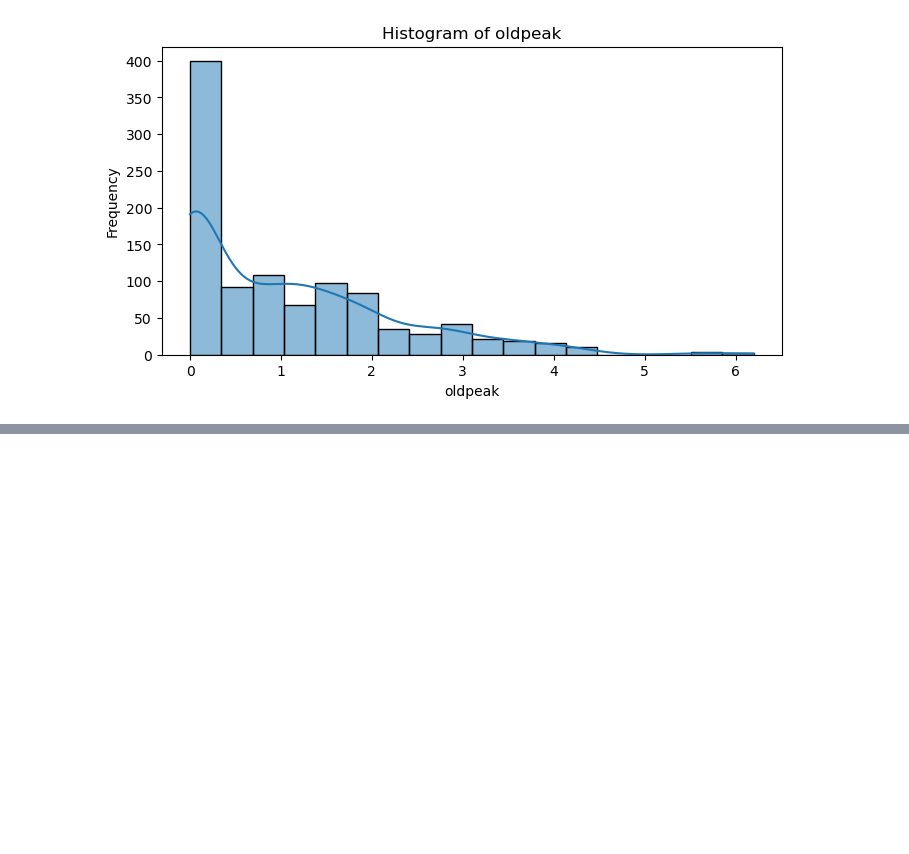
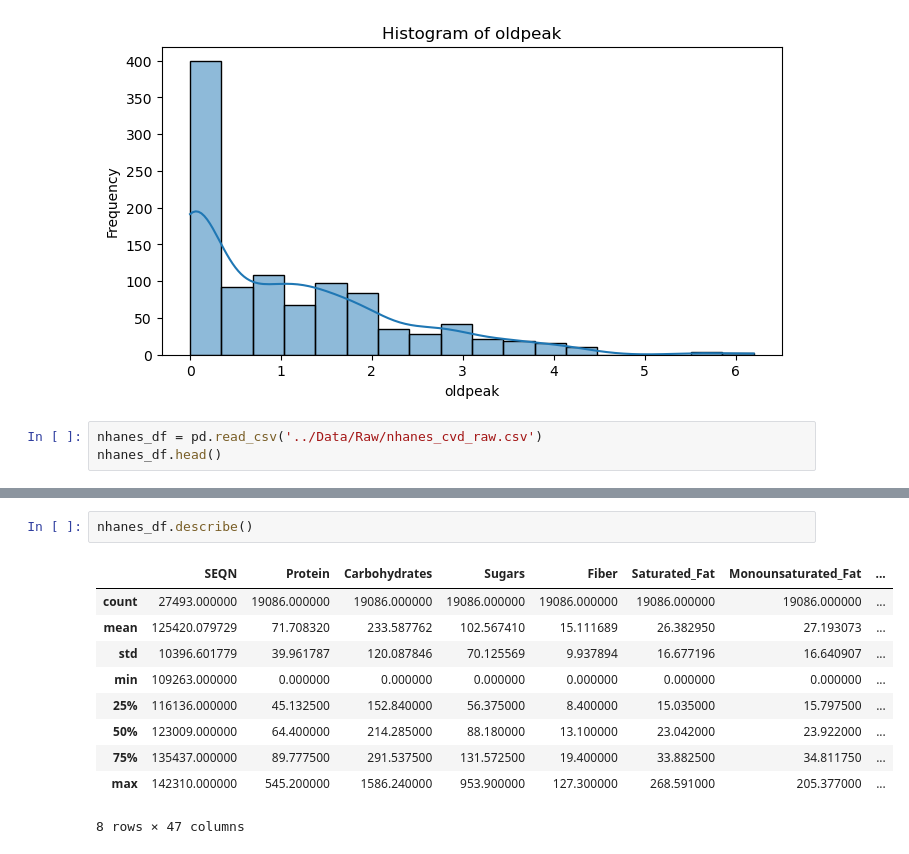
Before and after one commit to NiruSJSU/Healthcare_XAI_CMPE_252, a Jupyter notebook: Notebooks/Final_Project_EDA.ipynb, the cells around one changed output, grey strips where cells are left out. Cells and saved outputs as stored; diff of their text form; blank space fills up the shorter version.

```diff
--- a/Notebooks/Final_Project_EDA.ipynb
+++ b/Notebooks/Final_Project_EDA.ipynb
@@ -154,3 +165,6 @@ for column in heart_numeric_columns:
 [figure]
 [figure]
 [figure]
+# %%
+nhanes_df = pd.read_csv('../Data/Raw/nhanes_cvd_raw.csv')
+nhanes_df.head()
@@ -156,0 +179,13 @@ for column in heart_numeric_columns:
+# %%
+nhanes_df.describe()
+# %% [output]
+|  | SEQN | Protein | Carbohydrates | Sugars | Fiber | Saturated_Fat | Monounsaturated_Fat | ... |
+| count | 27493.000000 | 19086.000000 | 19086.000000 | 19086.000000 | 19086.000000 | 19086.000000 | 19086.000000 | ... |
+| mean | 125420.079729 | 71.708320 | 233.587762 | 102.567410 | 15.111689 | 26.382950 | 27.193073 | ... |
+| std | 10396.601779 | 39.961787 | 120.087846 | 70.125569 | 9.937894 | 16.677196 | 16.640907 | ... |
+| min | 109263.000000 | 0.000000 | 0.000000 | 0.000000 | 0.000000 | 0.000000 | 0.000000 | ... |
+| 25% | 116136.000000 | 45.132500 | 152.840000 | 56.375000 | 8.400000 | 15.035000 | 15.797500 | ... |
+| 50% | 123009.000000 | 64.400000 | 214.285000 | 88.180000 | 13.100000 | 23.042000 | 23.922000 | ... |
+| 75% | 135437.000000 | 89.777500 | 291.537500 | 131.572500 | 19.400000 | 33.882500 | 34.811750 | ... |
+| max | 142310.000000 | 545.200000 | 1586.240000 | 953.900000 | 127.300000 | 268.591000 | 205.377000 | ... |
+8 rows × 47 columns
```
Also changed, not shown: parts of 4 cells of this notebook, 1 other file.
